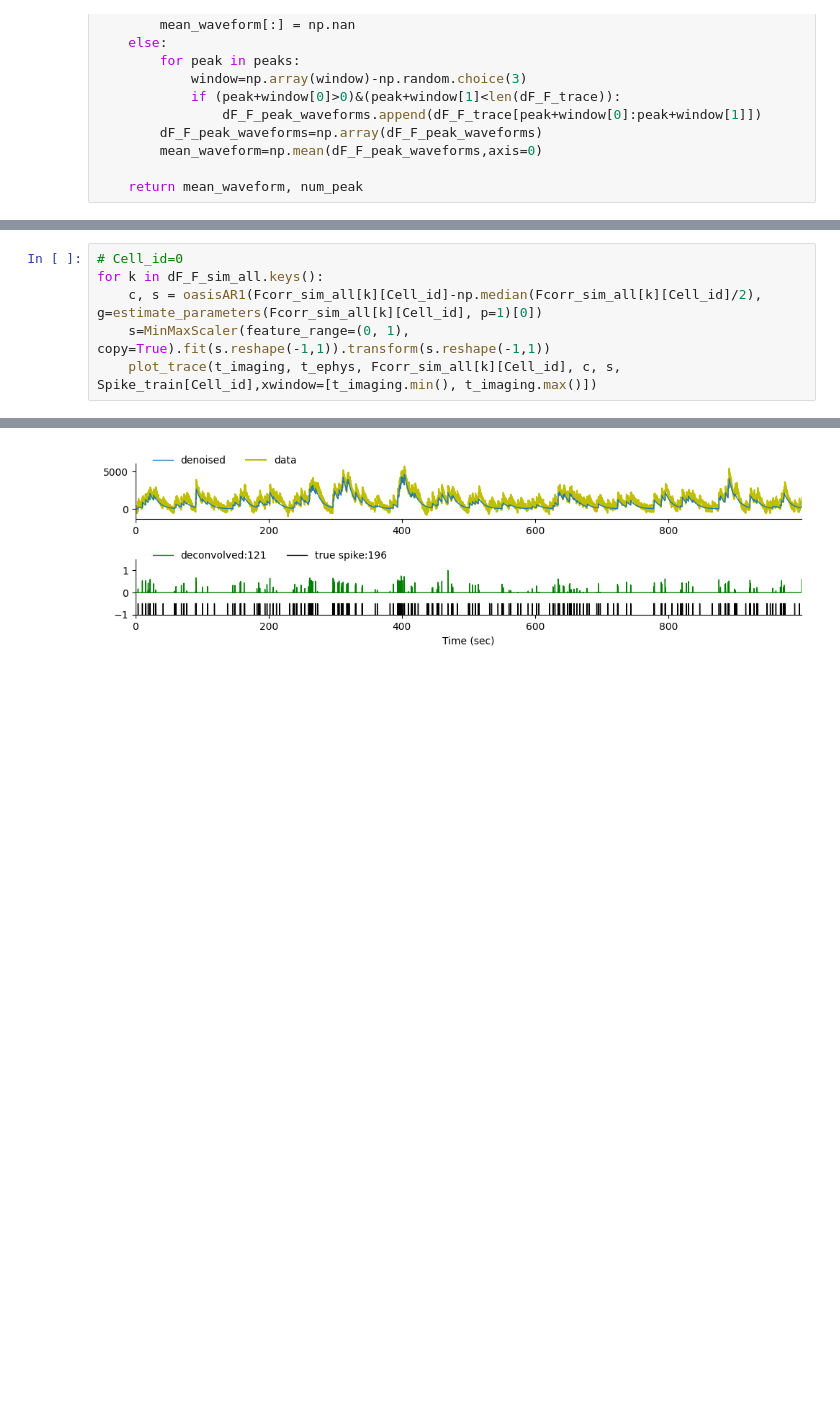
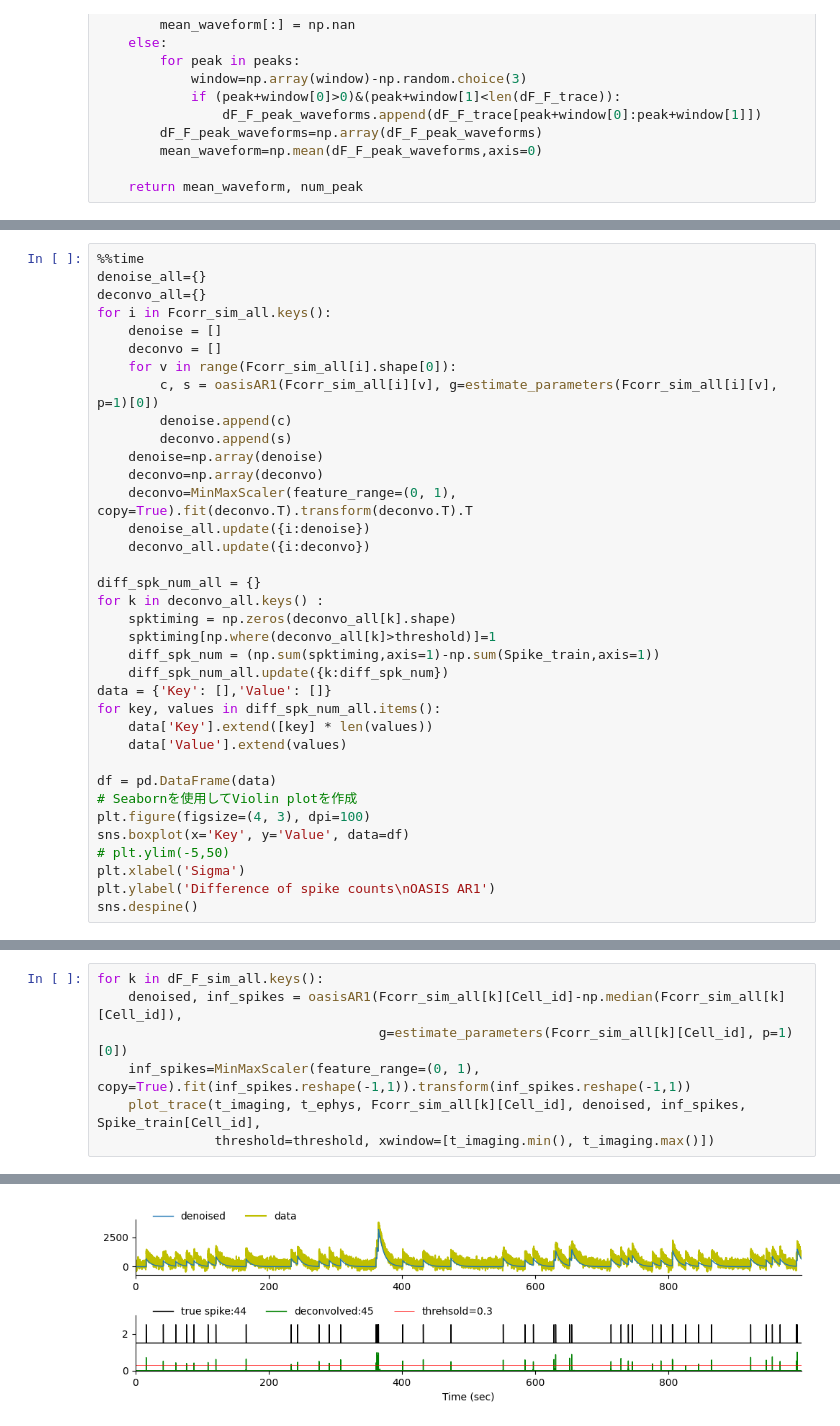
Before and after one commit to yoshihito-saito/Spike_deconvolution_simulation, a Jupyter notebook: Simulate_Deconvolution.ipynb, the cells around one changed output, grey strips where cells are left out. Saved outputs shown, nothing was run; the diff lists cells and outputs as text; blank space fills up the shorter version.

```diff
--- a/Simulate_Deconvolution.ipynb
+++ b/Simulate_Deconvolution.ipynb
@@ -336,0 +328,36 @@ def baseline_corr(F, fs, baseline='maximin', sig_baseline = 10, win_baseline=60,
+# %%
+%%time
+denoise_all={}
+deconvo_all={}
+for i in Fcorr_sim_all.keys():
+    denoise = []
+    deconvo = []
+    for v in range(Fcorr_sim_all[i].shape[0]):
+        c, s = oasisAR1(Fcorr_sim_all[i][v], g=estimate_parameters(Fcorr_sim_all[i][v], p=1)[0])
+        denoise.append(c)
+        deconvo.append(s)
+    denoise=np.array(denoise)
+    deconvo=np.array(deconvo)
+    deconvo=MinMaxScaler(feature_range=(0, 1), copy=True).fit(deconvo.T).transform(deconvo.T).T
+    denoise_all.update({i:denoise})
+    deconvo_all.update({i:deconvo})
+
+diff_spk_num_all = {}
+for k in deconvo_all.keys() :
+    spktiming = np.zeros(deconvo_all[k].shape)
+    spktiming[np.where(deconvo_all[k]>threshold)]=1
+    diff_spk_num = (np.sum(spktiming,axis=1)-np.sum(Spike_train,axis=1))
+    diff_spk_num_all.update({k:diff_spk_num})
+data = {'Key': [],'Value': []}
+for key, values in diff_spk_num_all.items():
+    data['Key'].extend([key] * len(values))
+    data['Value'].extend(values)
+
+df = pd.DataFrame(data)
+# Seabornを使用してViolin plotを作成
+plt.figure(figsize=(4, 3), dpi=100)
+sns.boxplot(x='Key', y='Value', data=df)
+# plt.ylim(-5,50)
+plt.xlabel('Sigma')
+plt.ylabel('Difference of spike counts\nOASIS AR1')
+sns.despine()
@@ -337,7 +370,8 @@ def baseline_corr(F, fs, baseline='maximin', sig_baseline = 10, win_baseline=60,
 # %%
-# Cell_id=0
 for k in dF_F_sim_all.keys():
-    c, s = oasisAR1(Fcorr_sim_all[k][Cell_id]-np.median(Fcorr_sim_all[k][Cell_id]/2), g=estimate_parameters(Fcorr_sim_all[k][Cell_id], p=1)[0])
-    s=MinMaxScaler(feature_range=(0, 1), copy=True).fit(s.reshape(-1,1)).transform(s.reshape(-1,1))
-    plot_trace(t_imaging, t_ephys, Fcorr_sim_all[k][Cell_id], c, s, Spike_train[Cell_id],xwindow=[t_imaging.min(), t_imaging.max()])
+    denoised, inf_spikes = oasisAR1(Fcorr_sim_all[k][Cell_id]-np.median(Fcorr_sim_all[k][Cell_id]),
+                                    g=estimate_parameters(Fcorr_sim_all[k][Cell_id], p=1)[0])
+    inf_spikes=MinMaxScaler(feature_range=(0, 1), copy=True).fit(inf_spikes.reshape(-1,1)).transform(inf_spikes.reshape(-1,1))
+    plot_trace(t_imaging, t_ephys, Fcorr_sim_all[k][Cell_id], denoised, inf_spikes, Spike_train[Cell_id],
+               threshold=threshold, xwindow=[t_imaging.min(), t_imaging.max()])
 # %% [output]
@@ -346 +380 @@ for k in dF_F_sim_all.keys():
-[figure, old version]
+[figure, new version]
```
Also changed, not shown: parts of 51 cells of this notebook.
